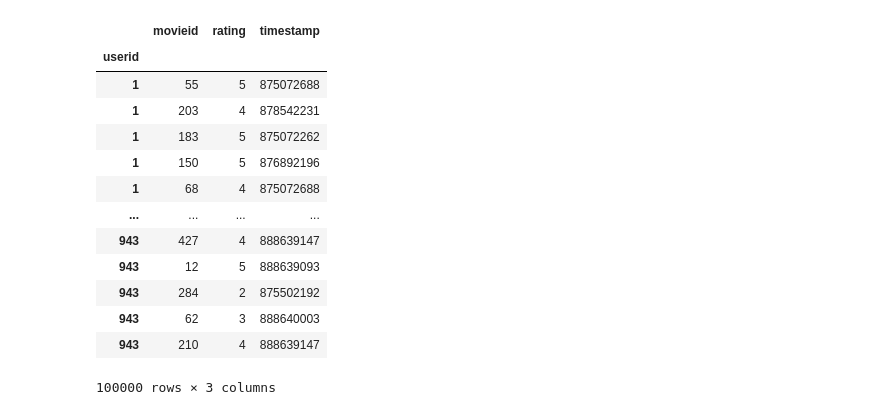
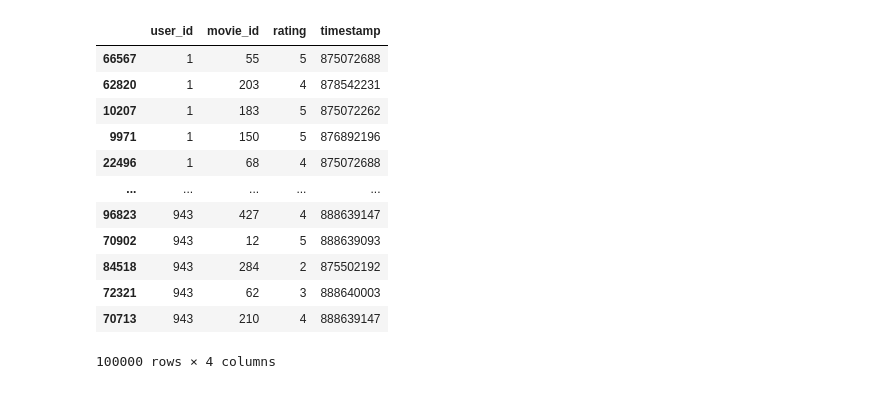
Before and after one commit to jdpeter/movielens, a Jupyter notebook: MovieLens.ipynb, the cells around one changed output. Drawn from its saved outputs; the diff is of its cells as text; code cells hidden in the pictures.

```diff
--- a/MovieLens.ipynb
+++ b/MovieLens.ipynb
@@ -9,19 +7,18 @@ Matplotlib is building the font cache; this may take a moment.
 # %%
-mdata = pd.read_csv('C:\\Users\\Home\\Documents\\Python Scripts\\ml-100k\\u.data', sep='\t', names= ['userid', 'movieid', 'rating', 'timestamp'], index_col=['userid'])
+ratings = pd.read_csv('ml-100k\\u.data', sep='\t', names= ['user_id', 'movie_id', 'rating', 'timestamp'])
 # %%
-mdata.sort_values('userid', ascending=True)
+ratings.sort_values('user_id', ascending=True)
 # %% [output]
-|  | movieid | rating | timestamp |
-| userid |  |  |  |
-| 1 | 55 | 5 | 875072688 |
-| 1 | 203 | 4 | 878542231 |
-| 1 | 183 | 5 | 875072262 |
-| 1 | 150 | 5 | 876892196 |
-| 1 | 68 | 4 | 875072688 |
-| ... | ... | ... | ... |
-| 943 | 427 | 4 | 888639147 |
-| 943 | 12 | 5 | 888639093 |
-| 943 | 284 | 2 | 875502192 |
-| 943 | 62 | 3 | 888640003 |
-| 943 | 210 | 4 | 888639147 |
+|  | user_id | movie_id | rating | timestamp |
+| 66567 | 1 | 55 | 5 | 875072688 |
+| 62820 | 1 | 203 | 4 | 878542231 |
+| 10207 | 1 | 183 | 5 | 875072262 |
+| 9971 | 1 | 150 | 5 | 876892196 |
+| 22496 | 1 | 68 | 4 | 875072688 |
+| ... | ... | ... | ... | ... |
+| 96823 | 943 | 427 | 4 | 888639147 |
+| 70902 | 943 | 12 | 5 | 888639093 |
+| 84518 | 943 | 284 | 2 | 875502192 |
+| 72321 | 943 | 62 | 3 | 888640003 |
+| 70713 | 943 | 210 | 4 | 888639147 |
-100000 rows × 3 columns
+100000 rows × 4 columns
```
Also changed, not shown: parts of 12 cells of this notebook.
